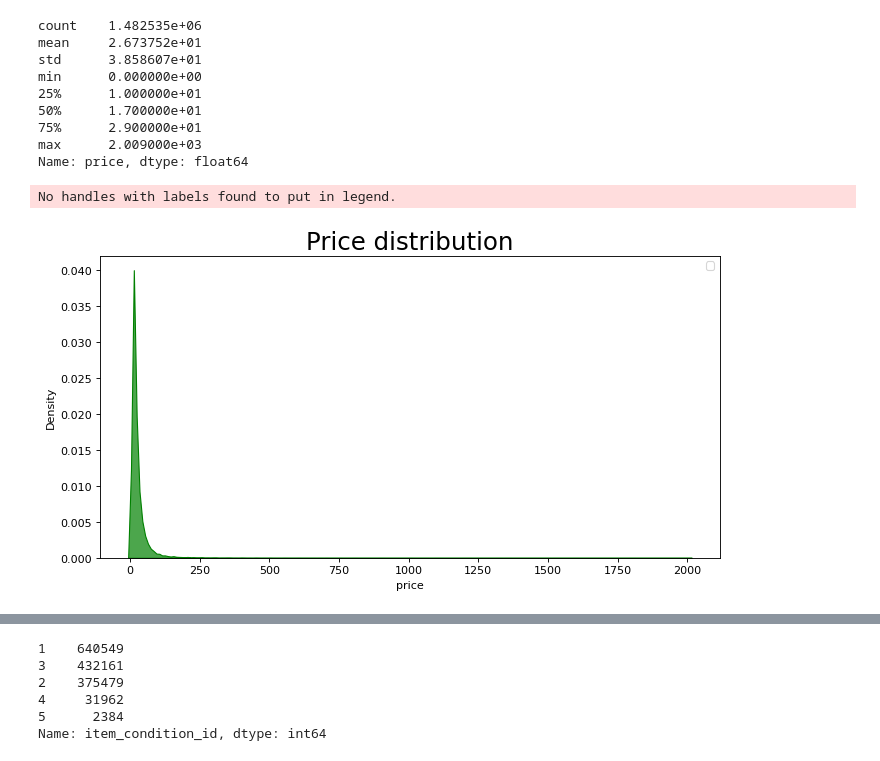
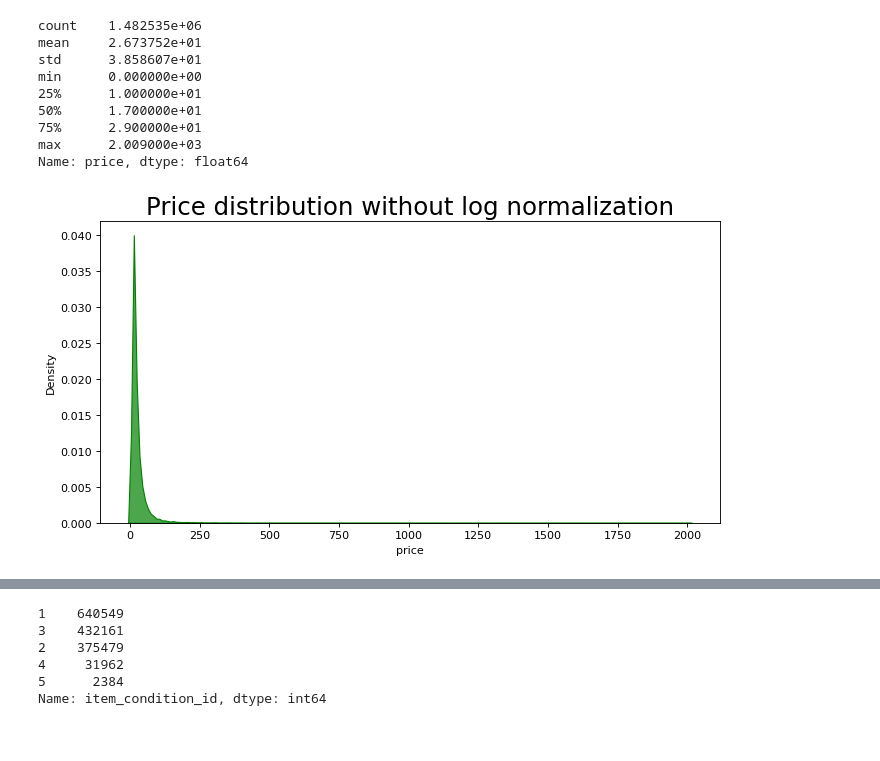
Before and after one commit to danielecaliari/AML, a Jupyter notebook: progetto_AML.ipynb, the cells around one changed output, grey strips where cells are left out. Saved outputs shown, nothing was run; the diff lists cells and outputs as text; code cells hidden in the pictures.

```diff
--- a/progetto_AML.ipynb
+++ b/progetto_AML.ipynb
@@ -143,16 +143,14 @@ min      0.000000e+00
 max      2.009000e+03
 Name: price, dtype: float64
 # %%
-# Draw Plot
+# Draw Plot price feature
 plt.figure(figsize=(10,5), dpi= 80)
 sns.kdeplot(train['price'], shade=True, color="g", alpha=.7)
 
 # Decoration
-plt.title('Price distribution', fontsize=22)
-plt.legend()
+plt.title('Price distribution without log normalization', fontsize=22)
 plt.show()
 
 ## da trasformare in un'altra distribuzine??
 # %% [output]
-No handles with labels found to put in legend.
-[figure, old version]
+[figure, new version]
```
Also changed, not shown: parts of 16 cells of this notebook.
